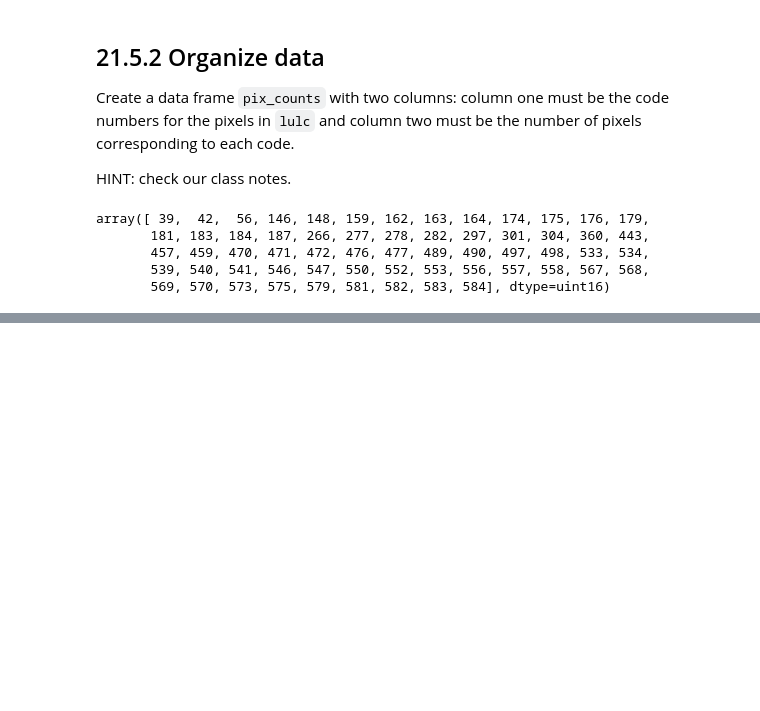
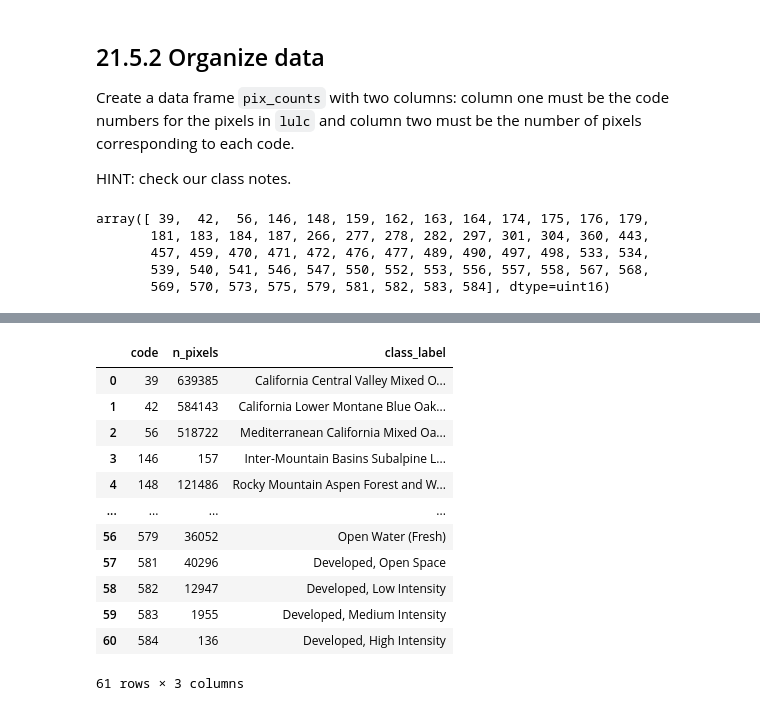
Before and after one commit to a-ramji/eds-220-sections, a Jupyter notebook: land-cover.ipynb, the cells around one changed output, grey strips where cells are left out. Cells and saved outputs as stored; diff of their text form; code cells hidden in the pictures; blank space fills up the shorter version.

```diff
--- a/land-cover.ipynb
+++ b/land-cover.ipynb
@@ -246,0 +266,22 @@ pix_counts
+# %%
+# merge dataframes
+classes = pd.merge(pix_counts,
+                            class_names,
+                            how='left',
+                            on='code')
+
+classes
+# %% [output]
+|  | code | n_pixels | class_label |
+| 0 | 39 | 639385 | California Central Valley Mixed O... |
+| 1 | 42 | 584143 | California Lower Montane Blue Oak... |
+| 2 | 56 | 518722 | Mediterranean California Mixed Oa... |
+| 3 | 146 | 157 | Inter-Mountain Basins Subalpine L... |
+| 4 | 148 | 121486 | Rocky Mountain Aspen Forest and W... |
+| ... | ... | ... | ... |
+| 56 | 579 | 36052 | Open Water (Fresh) |
+| 57 | 581 | 40296 | Developed, Open Space |
+| 58 | 582 | 12947 | Developed, Low Intensity |
+| 59 | 583 | 1955 | Developed, Medium Intensity |
+| 60 | 584 | 136 | Developed, High Intensity |
+61 rows × 3 columns
```
Also changed, not shown: parts of 11 cells of this notebook.
